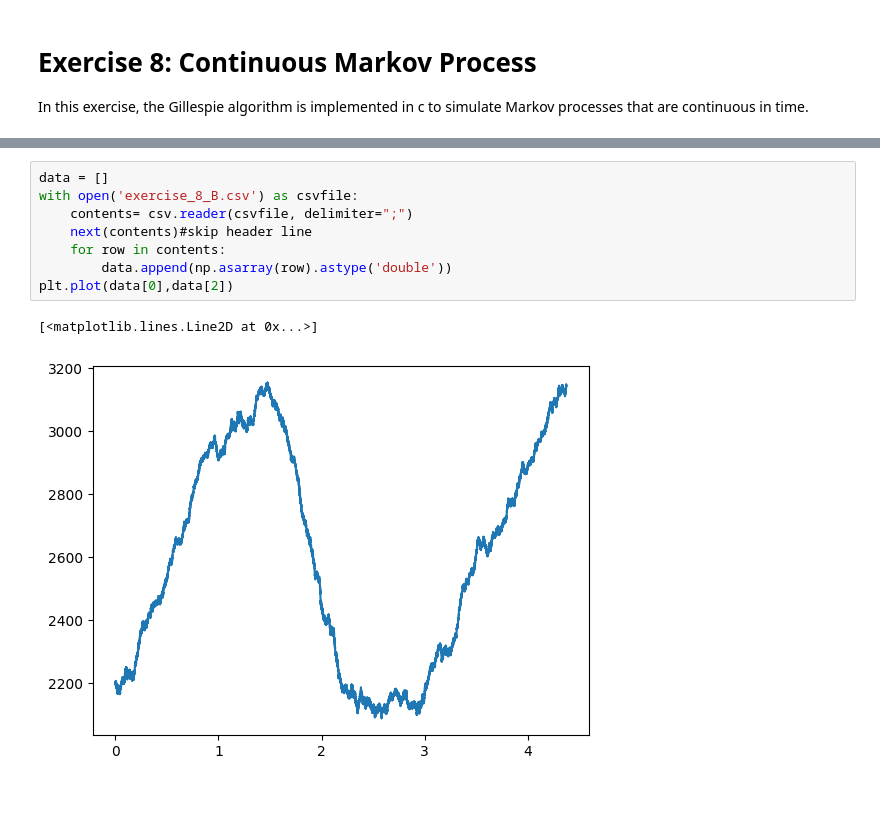
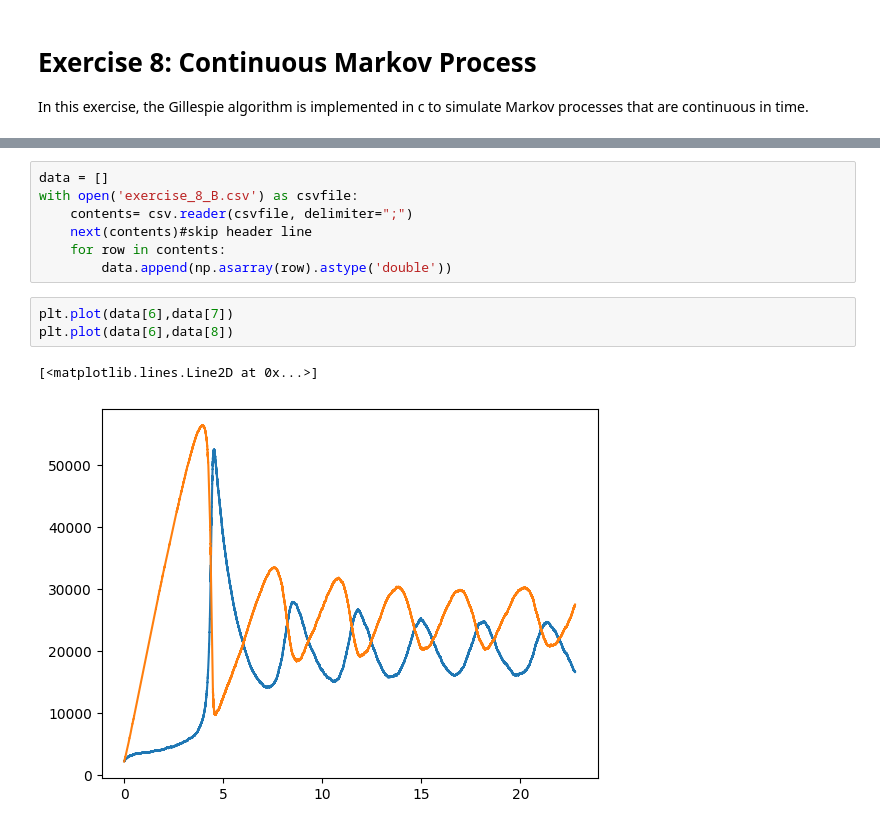
Before and after one commit to selina355/simulation-methods, a Jupyter notebook: ContinuousMC/Gillespie.ipynb, the cells around one changed output, grey strips where cells are left out. Cells and saved outputs as stored; diff of their text form; blank space fills up the shorter version.

```diff
--- a/ContinuousMC/Gillespie.ipynb
+++ b/ContinuousMC/Gillespie.ipynb
@@ -42,7 +44,9 @@ with open('exercise_8_B.csv') as csvfile:
     next(contents)#skip header line
     for row in contents:
         data.append(np.asarray(row).astype('double'))
-plt.plot(data[0],data[2])
-# %% [output]
-[<matplotlib.lines.Line2D at 0x...>]
-[figure, removed]
+# %%
+plt.plot(data[6],data[7])
+plt.plot(data[6],data[8])
+# %% [output]
+[<matplotlib.lines.Line2D at 0x...>]
+[figure, added]
```
Also changed, not shown: parts of 2 cells of this notebook, 4 other files.
